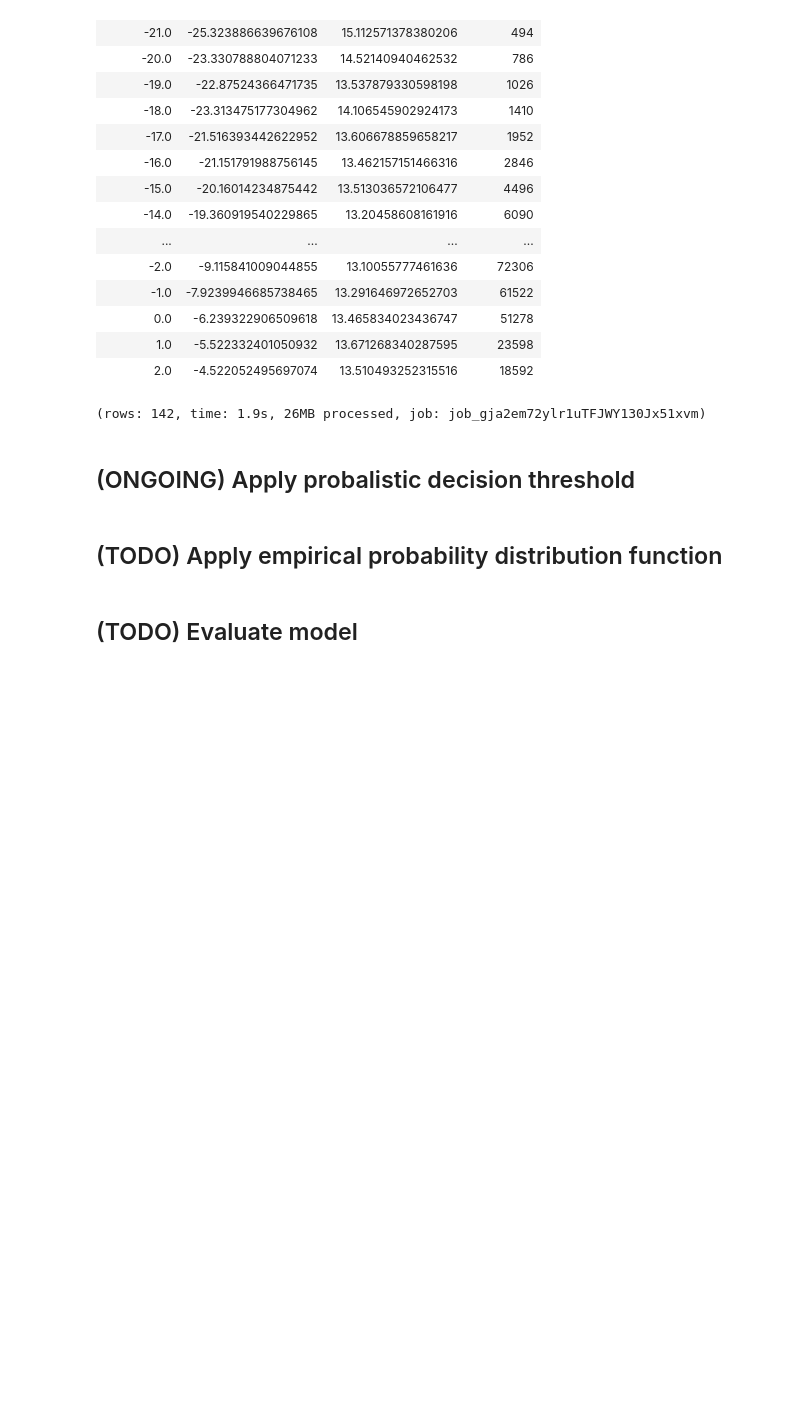
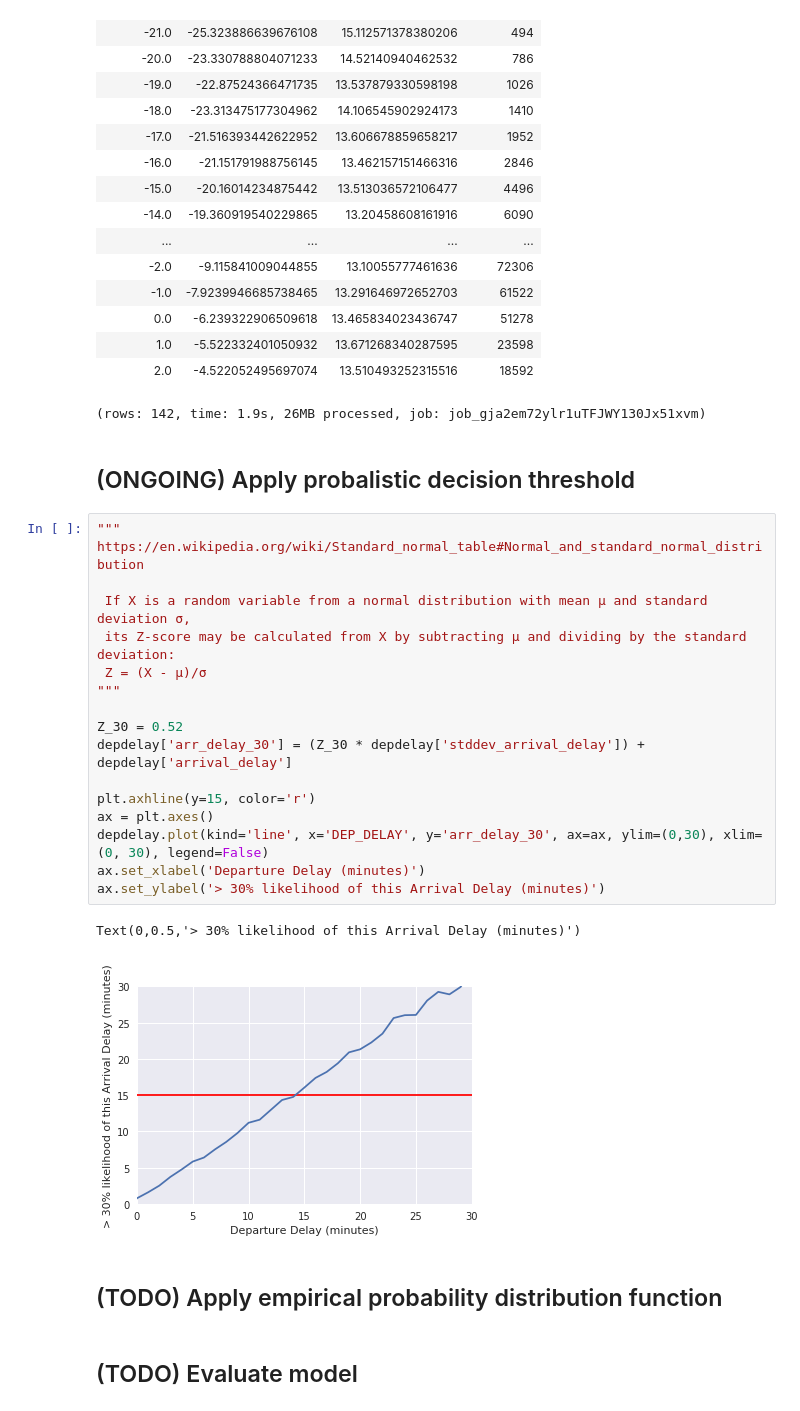
Before and after one commit to yuwtennis/google-data-engineer, a Jupyter notebook: Ch05/getting_started_with_eda.ipynb, the cells around one changed output. Cells and saved outputs as stored; diff of their text form; blank space fills up the shorter version.

```diff
--- a/Ch05/getting_started_with_eda.ipynb
+++ b/Ch05/getting_started_with_eda.ipynb
@@ -366,6 +366,26 @@ ORDER BY
 (rows: 142, time: 1.9s, 26MB processed, job: job_gja2em72ylr1uTFJWY130Jx51xvm)
 # %% [markdown]
 ## (ONGOING) Apply probalistic decision threshold
+# %%
+"""
+https://en.wikipedia.org/wiki/Standard_normal_table#Normal_and_standard_normal_distribution
+
+ If X is a random variable from a normal distribution with mean μ and standard deviation σ,
+ its Z-score may be calculated from X by subtracting μ and dividing by the standard deviation:
+ Z = (X - μ)/σ
+"""
+
+Z_30 = 0.52
+depdelay['arr_delay_30'] = (Z_30 * depdelay['stddev_arrival_delay']) + depdelay['arrival_delay']
+
+plt.axhline(y=15, color='r')
+ax = plt.axes()
+depdelay.plot(kind='line', x='DEP_DELAY', y='arr_delay_30', ax=ax, ylim=(0,30), xlim=(0, 30), legend=False)
+ax.set_xlabel('Departure Delay (minutes)')
+ax.set_ylabel('> 30% likelihood of this Arrival Delay (minutes)')
+# %% [output]
+Text(0,0.5,'> 30% likelihood of this Arrival Delay (minutes)')
+[figure, added]
 # %% [markdown]
 ## (TODO) Apply empirical probability distribution function
 # %% [markdown]
```
Also changed, not shown: parts of 1 cell of this notebook.
